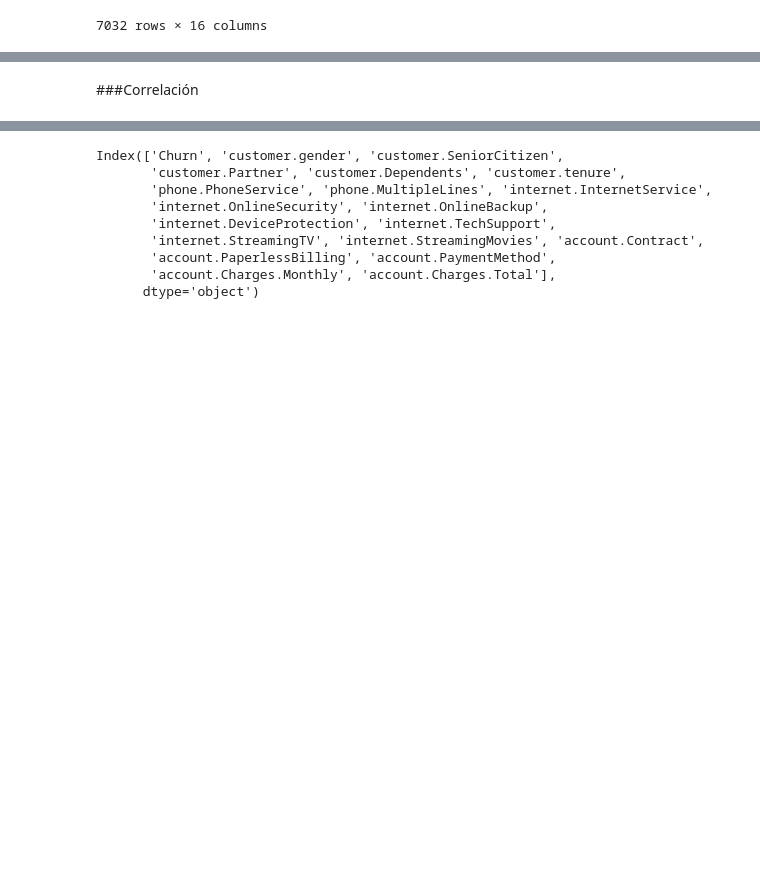
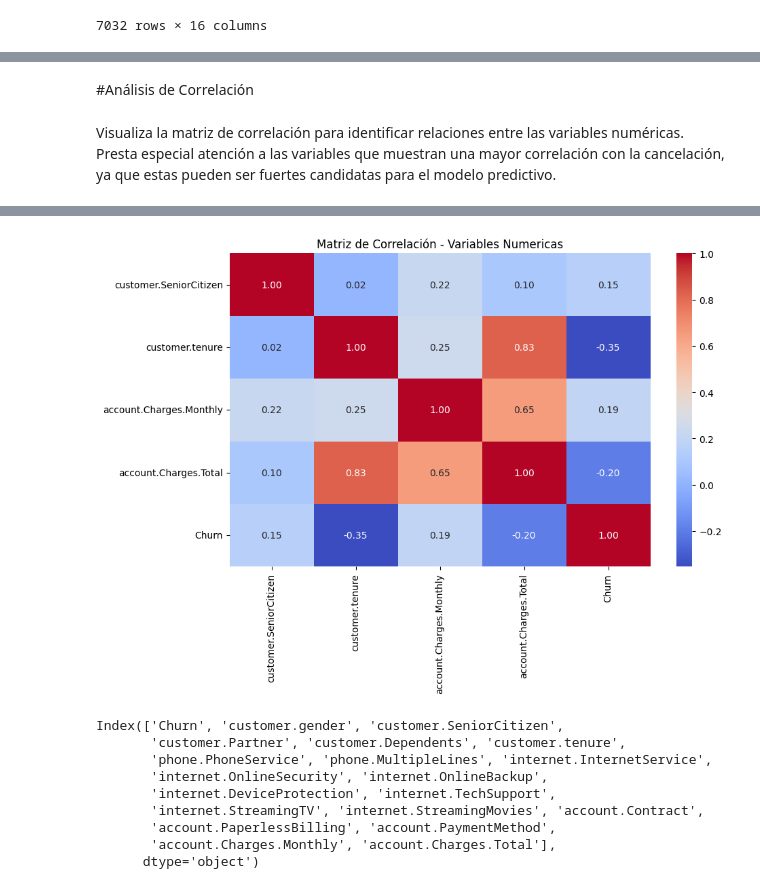
Before and after one commit to Alanimvc/Challenge_Telecom_X, a Jupyter notebook: Telecom_X_parte_2.ipynb, the cells around one changed output, grey strips where cells are left out. Drawn from its saved outputs; the diff is of its cells as text; code cells hidden in the pictures; blank space fills up the shorter version.

```diff
--- a/Telecom_X_parte_2.ipynb
+++ b/Telecom_X_parte_2.ipynb
@@ -131,5 +146,7 @@ See the caveats in the documentation: https://pandas.pydata.org/pandas-docs/stab
 # %% [markdown]
-###Correlación
+#Análisis de Correlación
+# %% [markdown]
+Visualiza la matriz de correlación para identificar relaciones entre las variables numéricas. Presta especial atención a las variables que muestran una mayor correlación con la cancelación, ya que estas pueden ser fuertes candidatas para el modelo predictivo.
 # %%
 corr_num = var_numerica.corr()
 corr_num
@@ -140,6 +157,15 @@ corr_num
 | account.Charges.Monthly | 0.219874 | 0.246862 | 1.000000 | 0.651065 | 0.192858 |
 | account.Charges.Total | 0.102411 | 0.825880 | 0.651065 | 1.000000 | -0.199484 |
 | Churn | 0.150541 | -0.354049 | 0.192858 | -0.199484 | 1.000000 |
+# %%
+corr_matrix = corr_num
+
+plt.figure(figsize=(10,6))
+sns.heatmap(corr_matrix, annot=True, cmap="coolwarm", fmt=".2f")
+plt.title("Matriz de Correlación - Variables Numericas")
+plt.show()
+# %% [output]
+[figure, added]
 # %%
 datos.columns
 # %% [output]
```
Also changed, not shown: parts of 80 cells of this notebook.
